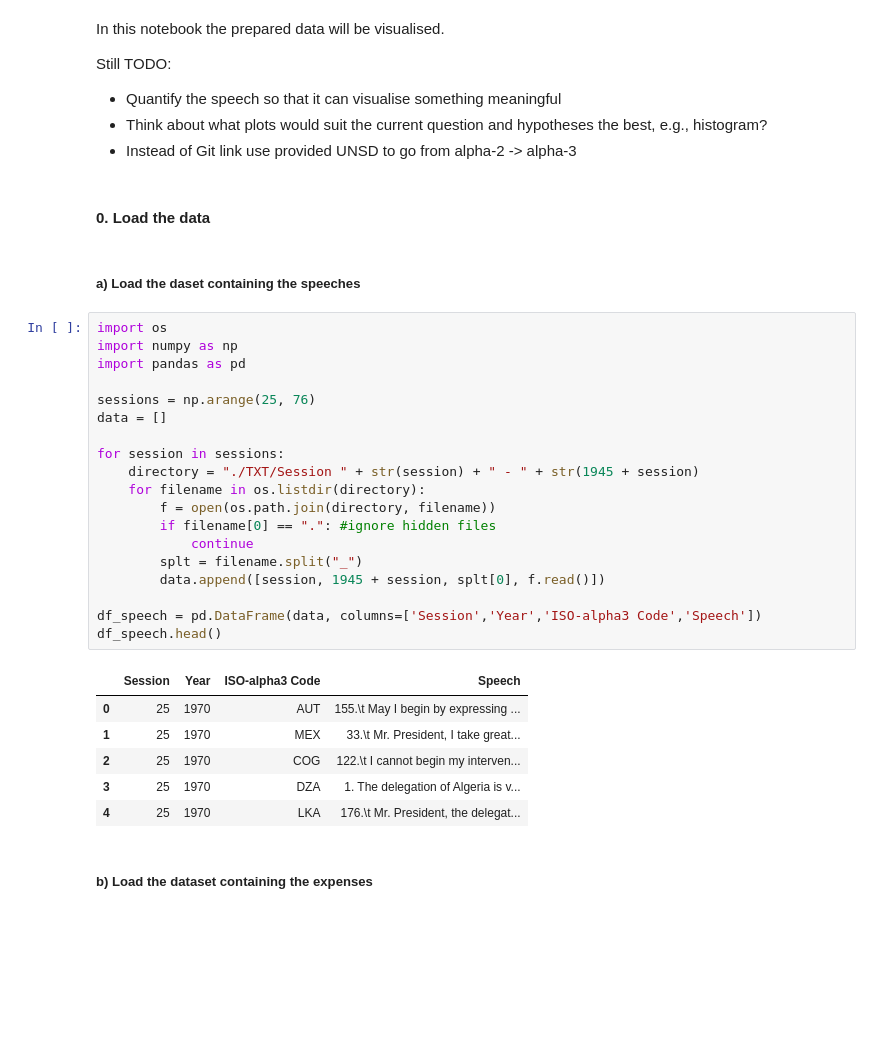
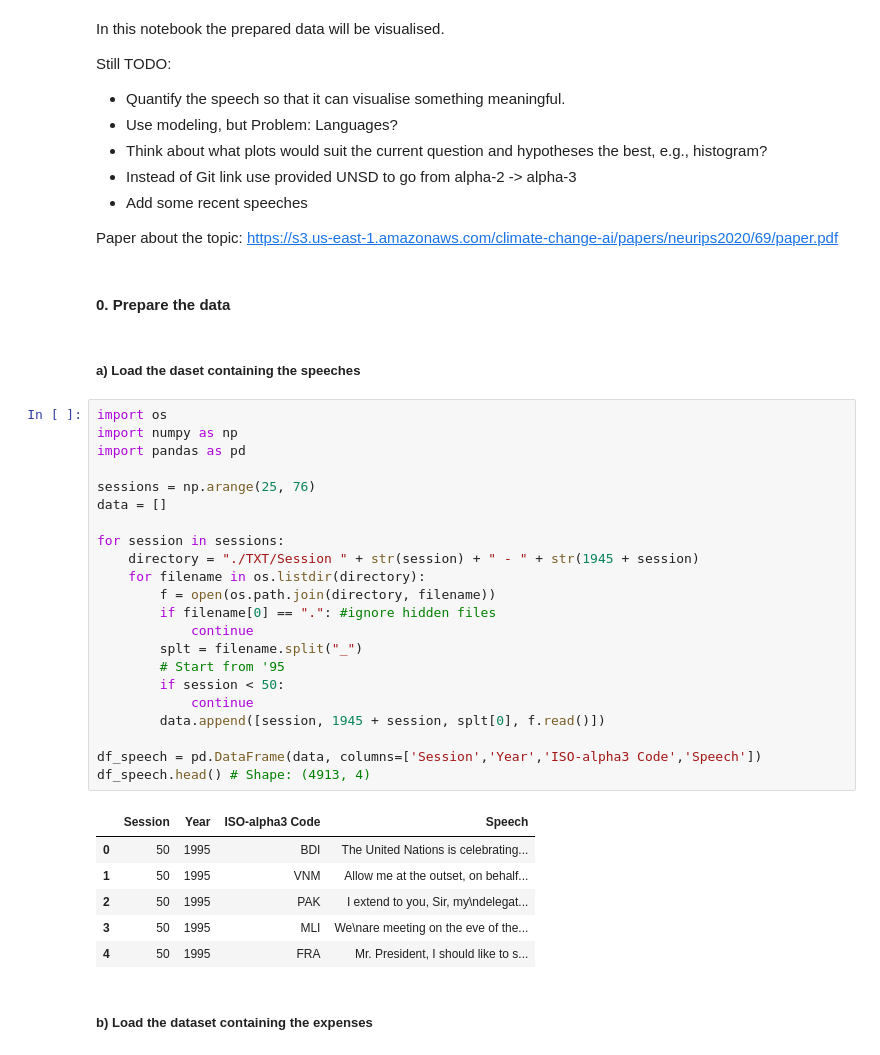
Before and after one commit to himayla/FDS_assign1, a Jupyter notebook: visualisation.ipynb, the cells around one changed output. Drawn from its saved outputs; the diff is of its cells as text; blank space fills up the shorter version.

```diff
--- a/visualisation.ipynb
+++ b/visualisation.ipynb
@@ -2,39 +2,48 @@
 In this notebook the prepared data will be visualised.
 
 Still TODO:
-- Quantify the speech so that it can visualise something meaningful
+- Quantify the speech so that it can visualise something meaningful.
+- Use modeling, but Problem: Languages?
 - Think about what plots would suit the current question and hypotheses the best, e.g., histogram?
 - Instead of Git link use provided UNSD to go from alpha-2 -> alpha-3
+- Add some recent speeches
+
+
+Paper about the topic:
+https://s3.us-east-1.amazonaws.com/climate-change-ai/papers/neurips2020/69/paper.pdf
 # %% [markdown]
-#### 0. Load the data
+#### 0. Prepare the data
 # %% [markdown]
 ##### a) Load the daset containing the speeches
 # %%
 import os
 import numpy as np
 import pandas as pd
 
 sessions = np.arange(25, 76)
 data = []
 
 for session in sessions:
     directory = "./TXT/Session " + str(session) + " - " + str(1945 + session)
     for filename in os.listdir(directory):
         f = open(os.path.join(directory, filename))
         if filename[0] == ".": #ignore hidden files
             continue
         splt = filename.split("_")
+        # Start from '95
+        if session < 50:
+            continue
         data.append([session, 1945 + session, splt[0], f.read()])
 
 df_speech = pd.DataFrame(data, columns=['Session','Year','ISO-alpha3 Code','Speech'])
-df_speech.head()
+df_speech.head() # Shape: (4913, 4)
 # %% [output]
 |  | Session | Year | ISO-alpha3 Code | Speech |
-| 0 | 25 | 1970 | AUT | 155.\t May I begin by expressing ... |
-| 1 | 25 | 1970 | MEX | 33.\t Mr. President, I take great... |
-| 2 | 25 | 1970 | COG | 122.\t I cannot begin my interven... |
-| 3 | 25 | 1970 | DZA | 1. The delegation of Algeria is v... |
-| 4 | 25 | 1970 | LKA | 176.\t Mr. President, the delegat... |
+| 0 | 50 | 1995 | BDI | The United Nations is celebrating... |
+| 1 | 50 | 1995 | VNM | Allow me at the outset, on behalf... |
+| 2 | 50 | 1995 | PAK | I extend to you, Sir, my\ndelegat... |
+| 3 | 50 | 1995 | MLI | We\nare meeting on the eve of the... |
+| 4 | 50 | 1995 | FRA | Mr. President, I should like to s... |
 # %% [markdown]
 ##### b) Load the dataset containing the expenses
 # %%
```
Also changed, not shown: parts of 14 cells of this notebook.
